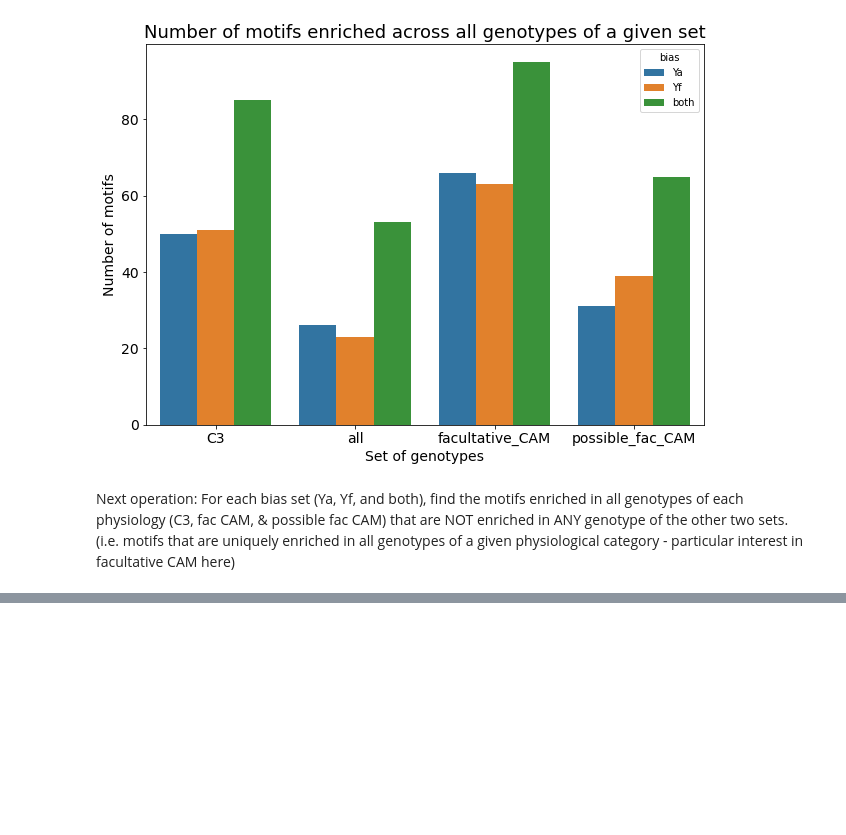
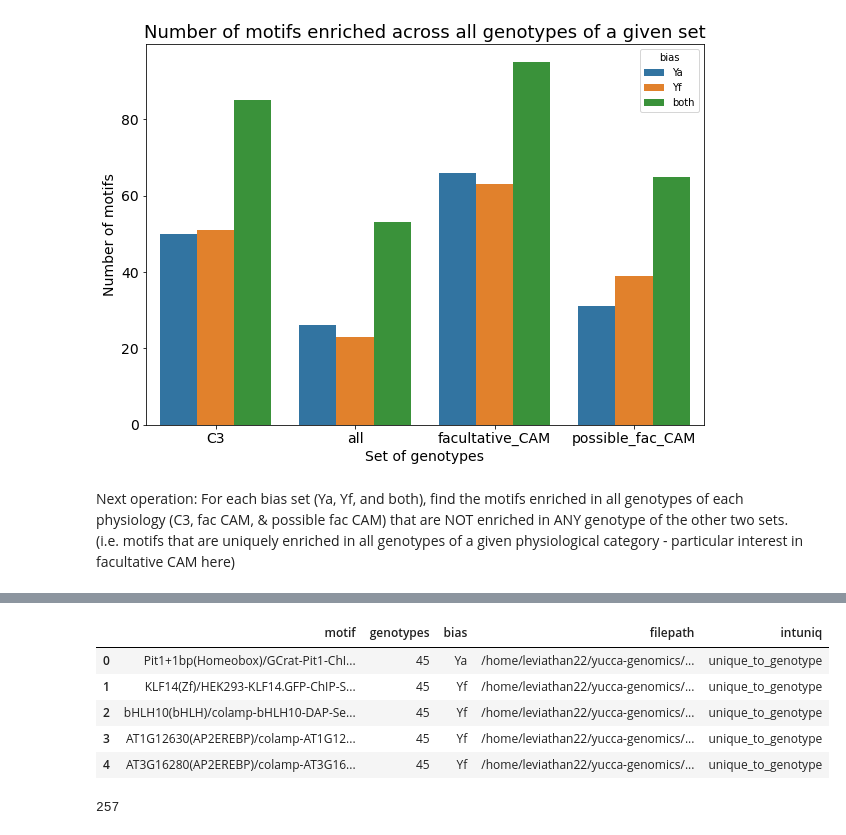
Before and after one commit to achpardo/yucca-genomics, a Jupyter notebook: differential_expression/homer_results_cisonlygenes.ipynb, the cells around one changed output, grey strips where cells are left out. Saved outputs shown, nothing was run; the diff lists cells and outputs as text; code cells hidden in the pictures; blank space fills up the shorter version.

```diff
--- a/differential_expression/homer_results_cisonlygenes.ipynb
+++ b/differential_expression/homer_results_cisonlygenes.ipynb
@@ -270,0 +384,20 @@ for g in sigmotifs["genotype"].unique():
+# %%
+dfdict = {"motif":[],"genotypes":[],"bias":[]}
+for k,v in unique_gt_motifs.items():
+    for i,j in v.items():
+        for x in j:
+            dfdict['motif'].append(x)
+            dfdict['genotypes'].append(k)
+            dfdict['bias'].append(i)
+motif_unique_gt = pd.DataFrame(dfdict)
+motif_unique_gt["filepath"] = motif_unique_gt["motif"].map(ya45)
+motif_unique_gt["intuniq"] = "unique_to_genotype"
+# %%
+motif_unique_gt.head()
+# %% [output]
+|  | motif | genotypes | bias | filepath | intuniq |
+| 0 | Pit1+1bp(Homeobox)/GCrat-Pit1-ChI... | 45 | Ya | /home/leviathan22/yucca-genomics/... | unique_to_genotype |
+| 1 | KLF14(Zf)/HEK293-KLF14.GFP-ChIP-S... | 45 | Yf | /home/leviathan22/yucca-genomics/... | unique_to_genotype |
+| 2 | bHLH10(bHLH)/colamp-bHLH10-DAP-Se... | 45 | Yf | /home/leviathan22/yucca-genomics/... | unique_to_genotype |
+| 3 | AT1G12630(AP2EREBP)/colamp-AT1G12... | 45 | Yf | /home/leviathan22/yucca-genomics/... | unique_to_genotype |
+| 4 | AT3G16280(AP2EREBP)/colamp-AT3G16... | 45 | Yf | /home/leviathan22/yucca-genomics/... | unique_to_genotype |
@@ -270,0 +410,6 @@ for g in sigmotifs["genotype"].unique():
+# %%
+# get the unique list of filepaths from all of these to be converted to MEME-format
+allfpaths = list(all_interesting_motifs["filepath"].unique())
+len(allfpaths)
+# %% [output]
+257
```
Also changed, not shown: parts of 23 cells of this notebook, 1 other file.
